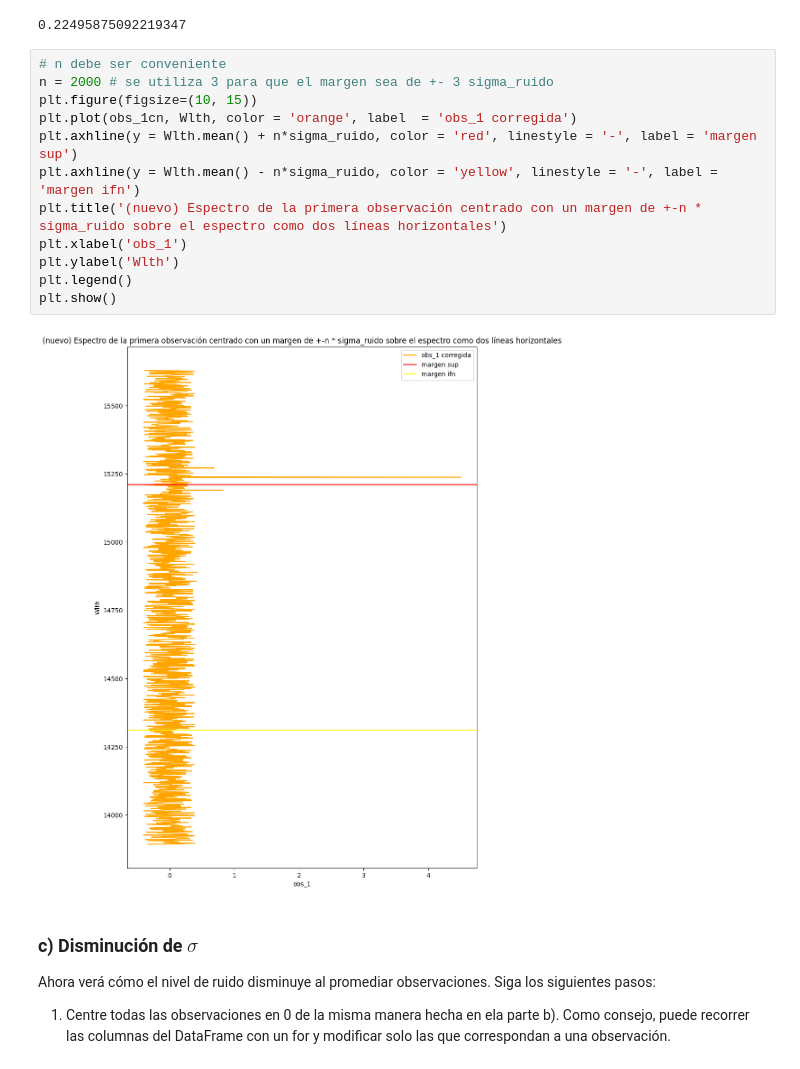
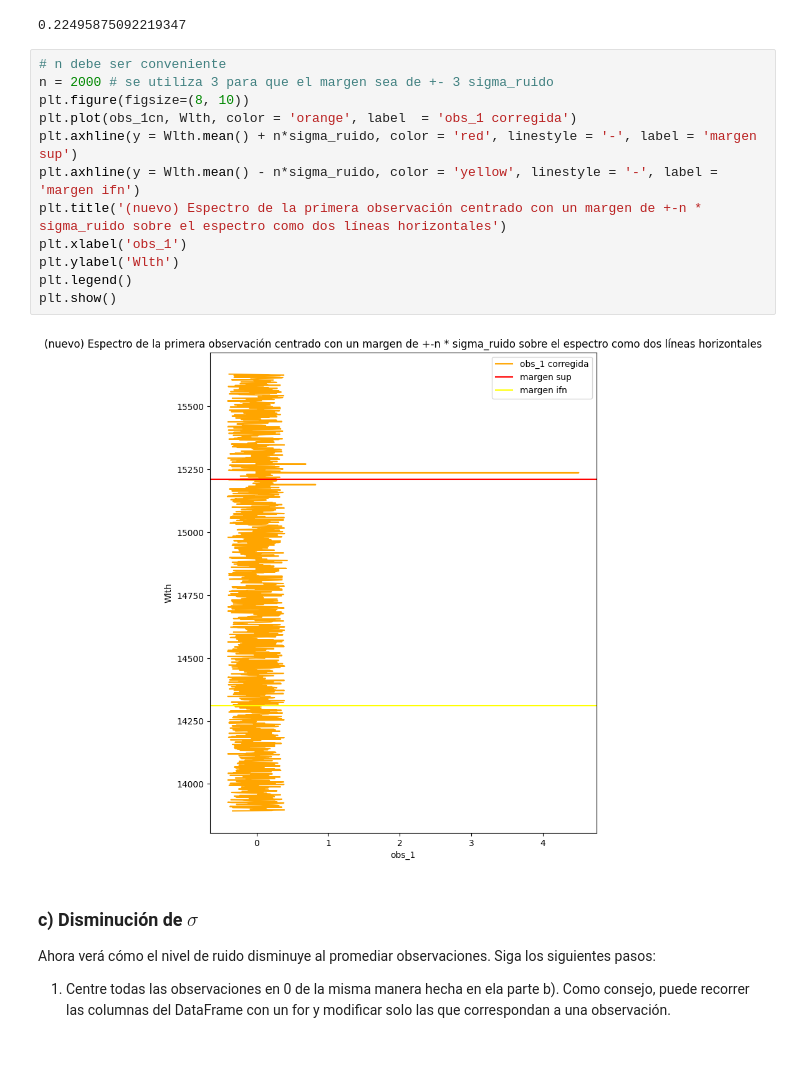
Before and after one commit to azavalac/Tarea-2-zavala, a Jupyter notebook: Tarea2.ipynb, the cells around one changed output. Cells and saved outputs as stored; diff of their text form.

```diff
--- a/Tarea2.ipynb
+++ b/Tarea2.ipynb
@@ -419,17 +419,17 @@ print (sigma_ruido)
 # %%
 # n debe ser conveniente
 n = 2000 # se utiliza 3 para que el margen sea de +- 3 sigma_ruido
-plt.figure(figsize=(10, 15))
+plt.figure(figsize=(8, 10))
 plt.plot(obs_1cn, Wlth, color = 'orange', label  = 'obs_1 corregida')
 plt.axhline(y = Wlth.mean() + n*sigma_ruido, color = 'red', linestyle = '-', label = 'margen sup')
 plt.axhline(y = Wlth.mean() - n*sigma_ruido, color = 'yellow', linestyle = '-', label = 'margen ifn')
 plt.title('(nuevo) Espectro de la primera observación centrado con un margen de +-n * sigma_ruido sobre el espectro como dos líneas horizontales')
 plt.xlabel('obs_1')
 plt.ylabel('Wlth')
 plt.legend()
 plt.show()
 # %% [output]
-[figure, old version]
+[figure, new version]
 # %% [markdown]
 ### c) Disminución de $\sigma$
 
```
Also changed, not shown: parts of 8 cells of this notebook.
